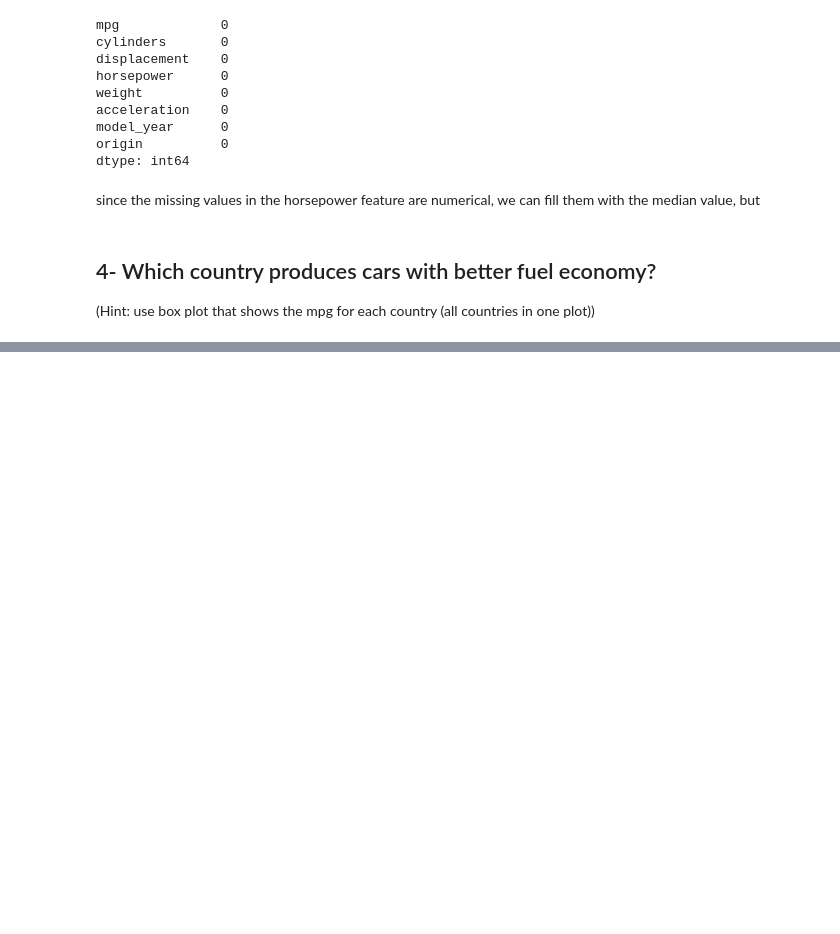
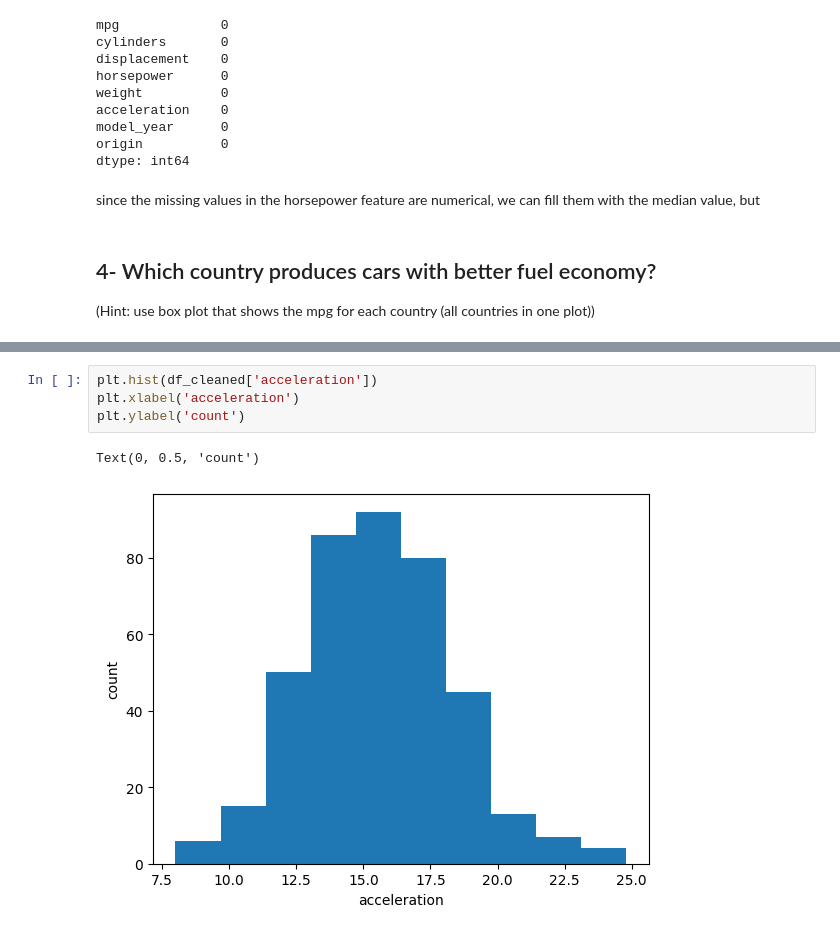
Before and after one commit to faris771/ML_Assignment1, a Jupyter notebook: main.ipynb, the cells around one changed output, grey strips where cells are left out. Saved outputs shown, nothing was run; the diff lists cells and outputs as text; blank space fills up the shorter version.

```diff
--- a/main.ipynb
+++ b/main.ipynb
@@ -98,0 +103,7 @@ from the plot we can see that the cars produced in Asia have better fuel economy
+# %%
+plt.hist(df_cleaned['acceleration'])
+plt.xlabel('acceleration')
+plt.ylabel('count')
+# %% [output]
+Text(0, 0.5, 'count')
+[figure, added]
```
Also changed, not shown: parts of 13 cells of this notebook.
